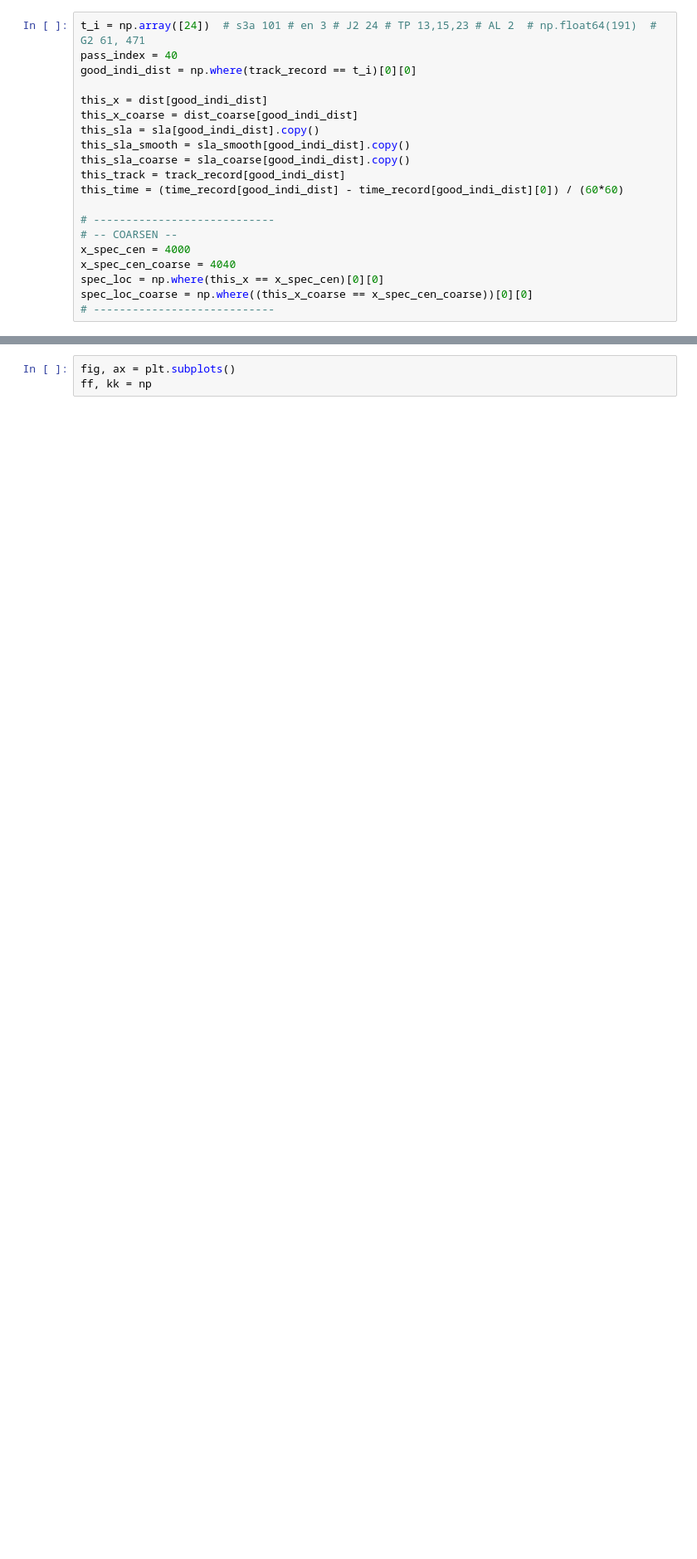
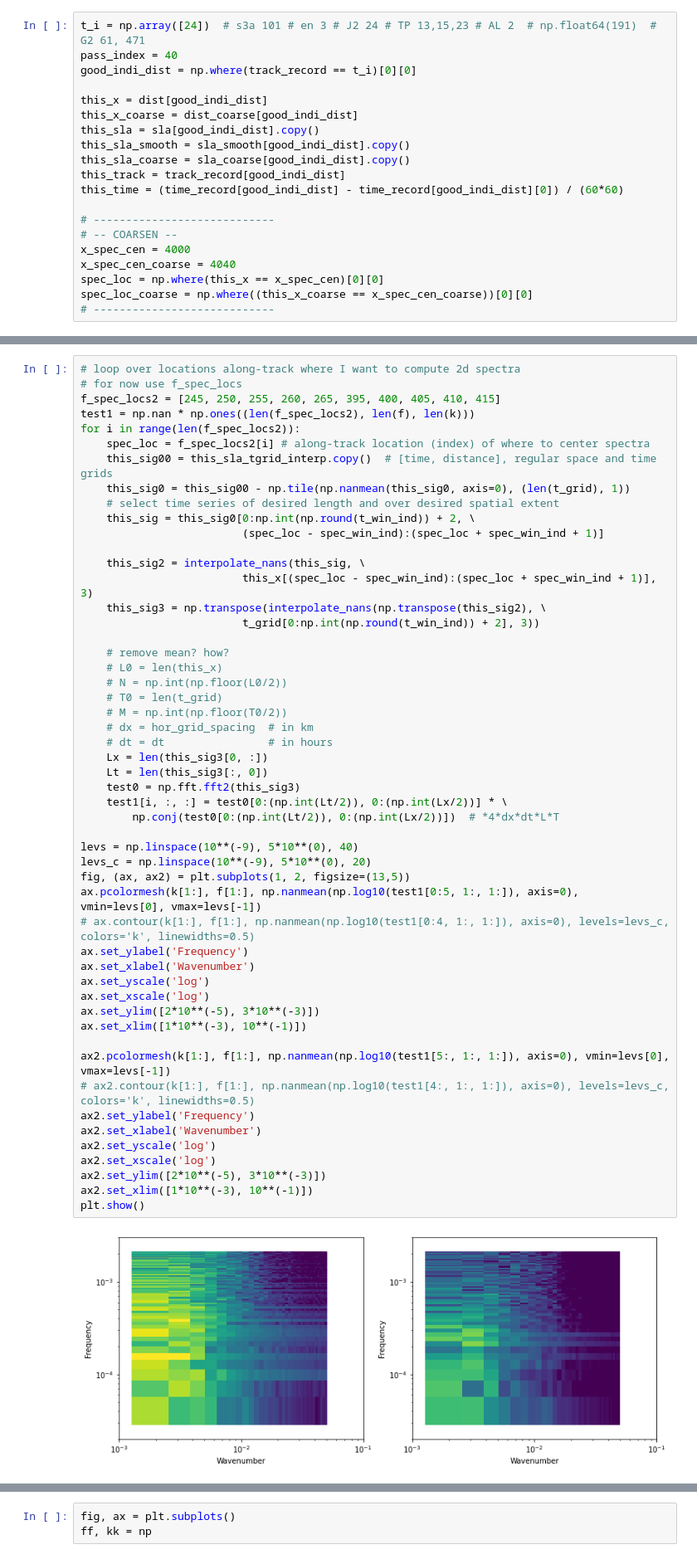
Before and after one commit to jakesteinberg/CPT, a Jupyter notebook: global_along_track_spectra.ipynb, the cells around one changed output, grey strips where cells are left out. Shown at 83% size. Cells and saved outputs as stored; diff of their text form; blank space fills up the shorter version.

```diff
--- a/global_along_track_spectra.ipynb
+++ b/global_along_track_spectra.ipynb
@@ -162,0 +173,54 @@ plt.show()
+# %%
+# loop over locations along-track where I want to compute 2d spectra
+# for now use f_spec_locs
+f_spec_locs2 = [245, 250, 255, 260, 265, 395, 400, 405, 410, 415]
+test1 = np.nan * np.ones((len(f_spec_locs2), len(f), len(k)))
+for i in range(len(f_spec_locs2)):
+    spec_loc = f_spec_locs2[i] # along-track location (index) of where to center spectra
+    this_sig00 = this_sla_tgrid_interp.copy()  # [time, distance], regular space and time grids
+    this_sig0 = this_sig00 - np.tile(np.nanmean(this_sig0, axis=0), (len(t_grid), 1))
+    # select time series of desired length and over desired spatial extent
+    this_sig = this_sig0[0:np.int(np.round(t_win_ind)) + 2, \
+                         (spec_loc - spec_win_ind):(spec_loc + spec_win_ind + 1)]
+
+    this_sig2 = interpolate_nans(this_sig, \
+                         this_x[(spec_loc - spec_win_ind):(spec_loc + spec_win_ind + 1)], 3)
+    this_sig3 = np.transpose(interpolate_nans(np.transpose(this_sig2), \
+                         t_grid[0:np.int(np.round(t_win_ind)) + 2], 3))
+
+    # remove mean? how?
+    # L0 = len(this_x)
+    # N = np.int(np.floor(L0/2))
+    # T0 = len(t_grid)
+    # M = np.int(np.floor(T0/2))
+    # dx = hor_grid_spacing  # in km
+    # dt = dt                # in hours
+    Lx = len(this_sig3[0, :])
+    Lt = len(this_sig3[:, 0])
+    test0 = np.fft.fft2(this_sig3)
+    test1[i, :, :] = test0[0:(np.int(Lt/2)), 0:(np.int(Lx/2))] * \
+        np.conj(test0[0:(np.int(Lt/2)), 0:(np.int(Lx/2))])  # *4*dx*dt*L*T
+
+levs = np.linspace(10**(-9), 5*10**(0), 40)
+levs_c = np.linspace(10**(-9), 5*10**(0), 20)
+fig, (ax, ax2) = plt.subplots(1, 2, figsize=(13,5))
+ax.pcolormesh(k[1:], f[1:], np.nanmean(np.log10(test1[0:5, 1:, 1:]), axis=0), vmin=levs[0], vmax=levs[-1])
+# ax.contour(k[1:], f[1:], np.nanmean(np.log10(test1[0:4, 1:, 1:]), axis=0), levels=levs_c, colors='k', linewidths=0.5)
+ax.set_ylabel('Frequency')
+ax.set_xlabel('Wavenumber')
+ax.set_yscale('log')
+ax.set_xscale('log')
+ax.set_ylim([2*10**(-5), 3*10**(-3)])
+ax.set_xlim([1*10**(-3), 10**(-1)])
+
+ax2.pcolormesh(k[1:], f[1:], np.nanmean(np.log10(test1[5:, 1:, 1:]), axis=0), vmin=levs[0], vmax=levs[-1])
+# ax2.contour(k[1:], f[1:], np.nanmean(np.log10(test1[4:, 1:, 1:]), axis=0), levels=levs_c, colors='k', linewidths=0.5)
+ax2.set_ylabel('Frequency')
+ax2.set_xlabel('Wavenumber')
+ax2.set_yscale('log')
+ax2.set_xscale('log')
+ax2.set_ylim([2*10**(-5), 3*10**(-3)])
+ax2.set_xlim([1*10**(-3), 10**(-1)])
+plt.show()
+# %% [output]
+[figure, added]
```
Also changed, not shown: parts of 8 cells of this notebook, 4 other files.
